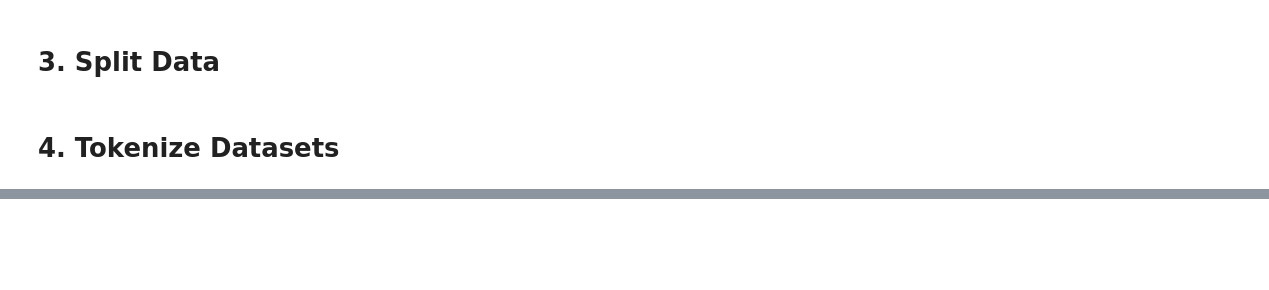
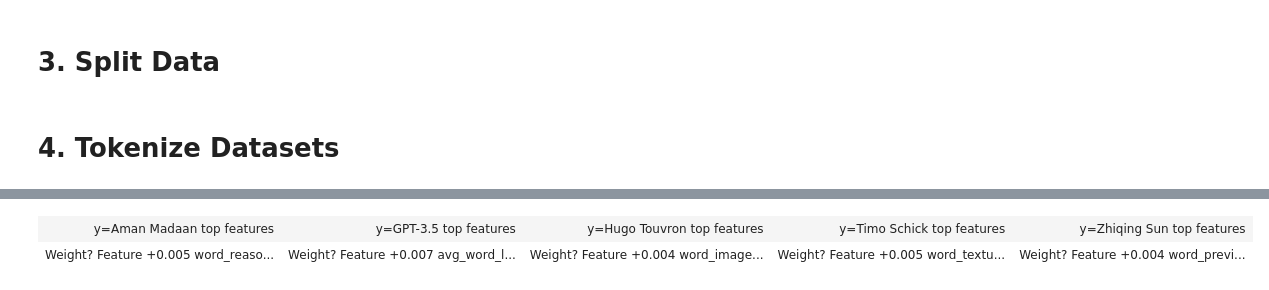
Before and after one commit to mkorob/AI_Authorship_Attribution, a Jupyter notebook: src/predictions_only.ipynb, the cells around one changed output, grey strips where cells are left out. Cells and saved outputs as stored; diff of their text form; code cells hidden in the pictures; blank space fills up the shorter version.

```diff
--- a/src/predictions_only.ipynb
+++ b/src/predictions_only.ipynb
@@ -232,0 +251,2 @@ X_test_1_pca = pca.transform(X_test_1_df)
+# %%
+colnames_reg_list = colnames_reg.tolist()
@@ -232,0 +264,5 @@ X_test_1_pca = pca.transform(X_test_1_df)
+# %%
+eli5.show_weights(LR_model, feature_names = colnames_reg_list)
+# %% [output]
+| y=Aman Madaan top features | y=GPT-3.5 top features | y=Hugo Touvron top features | y=Timo Schick top features | y=Zhiqing Sun top features |
+| Weight? Feature +0.005 word_reaso... | Weight? Feature +0.007 avg_word_l... | Weight? Feature +0.004 word_image... | Weight? Feature +0.005 word_textu... | Weight? Feature +0.004 word_previ... |
```
Also changed, not shown: parts of 28 cells of this notebook, 20 other files.
